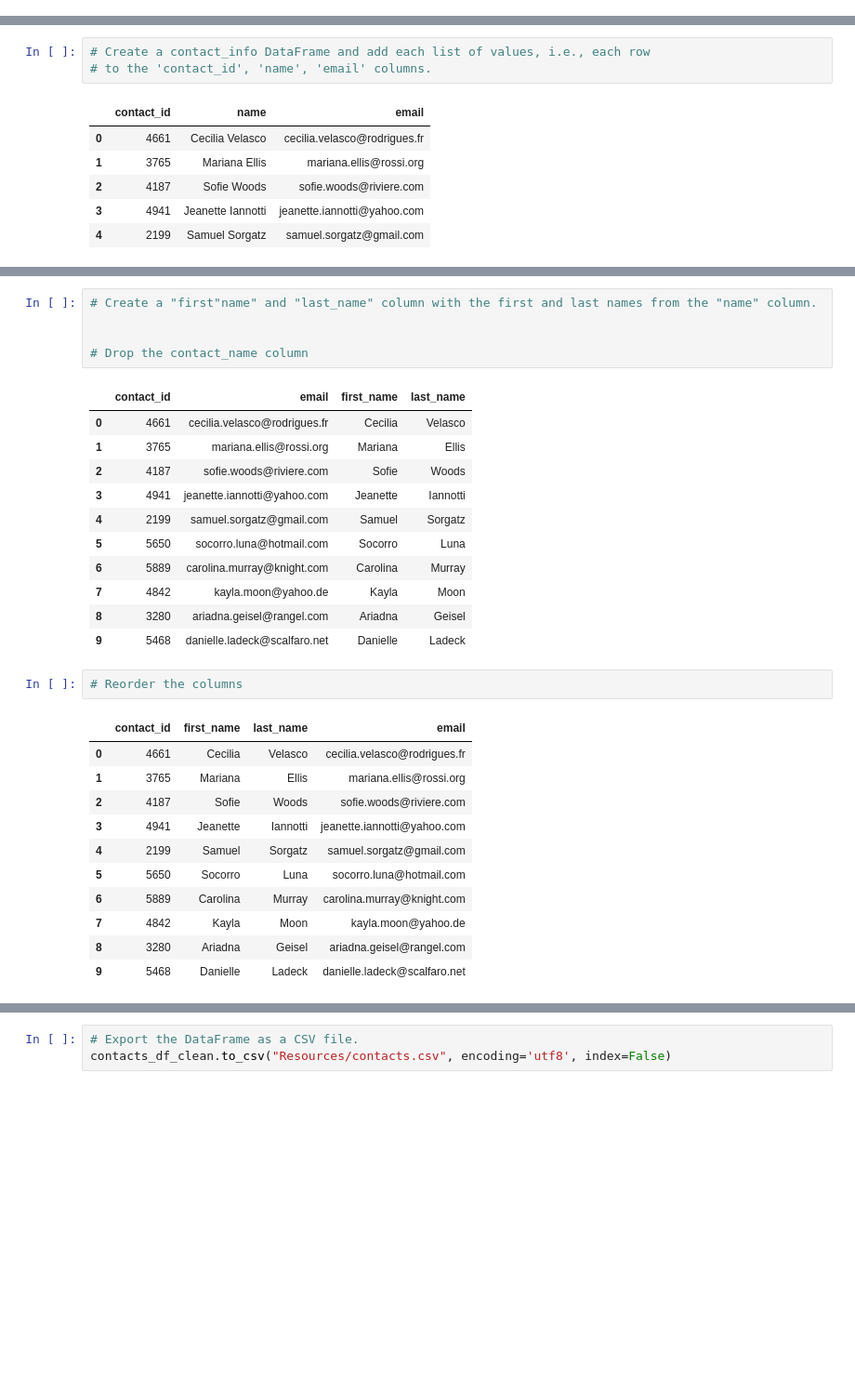
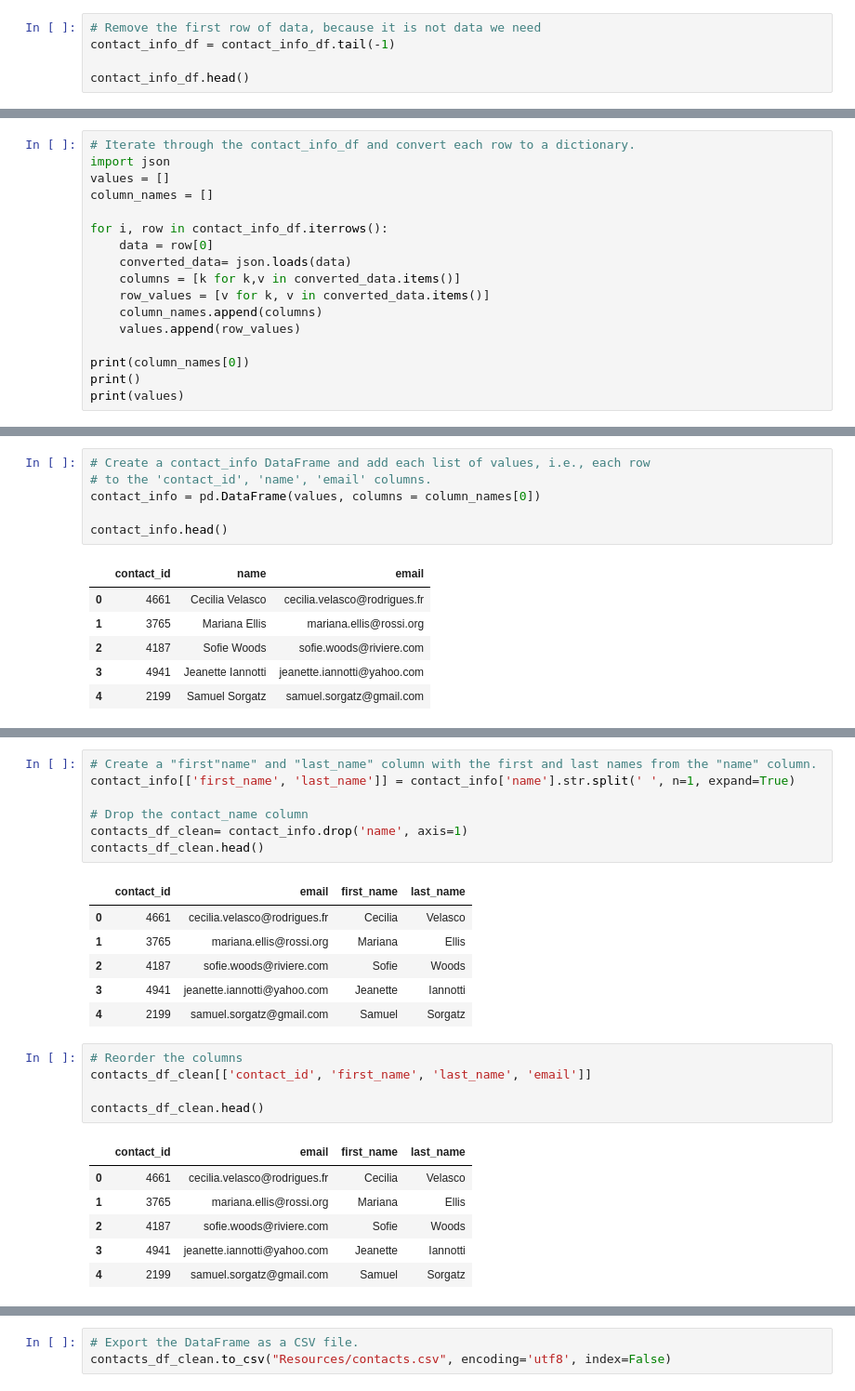
Before and after one commit to angiecfoust/ETL-challenge, a Jupyter notebook: ETL_Mini_Project_CSimmons_AFoust.ipynb, the cells around one changed output, grey strips where cells are left out. Shown: that part at 93% size. Drawn from its saved outputs; the diff is of its cells as text; blank space fills up the shorter version.

```diff
--- a/ETL_Mini_Project_CSimmons_AFoust.ipynb
+++ b/ETL_Mini_Project_CSimmons_AFoust.ipynb
@@ -320,0 +311,5 @@ print(dict_values)
+# %%
+# Remove the first row of data, because it is not data we need
+contact_info_df = contact_info_df.tail(-1)
+
+contact_info_df.head()
@@ -320,0 +323,17 @@ print(dict_values)
+# %%
+# Iterate through the contact_info_df and convert each row to a dictionary.
+import json
+values = []
+column_names = []
+
+for i, row in contact_info_df.iterrows():
+    data = row[0]
+    converted_data= json.loads(data)
+    columns = [k for k,v in converted_data.items()]
+    row_values = [v for k, v in converted_data.items()]
+    column_names.append(columns)
+    values.append(row_values)
+
+print(column_names[0])
+print()
+print(values)
@@ -321,6 +344,9 @@ print(dict_values)
 # %%
 # Create a contact_info DataFrame and add each list of values, i.e., each row
 # to the 'contact_id', 'name', 'email' columns.
+contact_info = pd.DataFrame(values, columns = column_names[0])
+
+contact_info.head()
 # %% [output]
 |  | contact_id | name | email |
 | 0 | 4661 | Cecilia Velasco | cecilia.velasco@rodrigues.fr |
@@ -343,9 +370,11 @@ dtypes: int64(1), object(2)
 memory usage: 23.6+ KB
 # %%
 # Create a "first"name" and "last_name" column with the first and last names from the "name" column.
-
+contact_info[['first_name', 'last_name']] = contact_info['name'].str.split(' ', n=1, expand=True)
 
 # Drop the contact_name column
+contacts_df_clean= contact_info.drop('name', axis=1)
+contacts_df_clean.head()
 # %% [output]
 |  | contact_id | email | first_name | last_name |
 | 0 | 4661 | cecilia.velasco@rodrigues.fr | Cecilia | Velasco |
@@ -353,24 +382,17 @@ memory usage: 23.6+ KB
 | 2 | 4187 | sofie.woods@riviere.com | Sofie | Woods |
 | 3 | 4941 | jeanette.iannotti@yahoo.com | Jeanette | Iannotti |
 | 4 | 2199 | samuel.sorgatz@gmail.com | Samuel | Sorgatz |
-| 5 | 5650 | socorro.luna@hotmail.com | Socorro | Luna |
-| 6 | 5889 | carolina.murray@knight.com | Carolina | Murray |
-| 7 | 4842 | kayla.moon@yahoo.de | Kayla | Moon |
-| 8 | 3280 | ariadna.geisel@rangel.com | Ariadna | Geisel |
-| 9 | 5468 | danielle.ladeck@scalfaro.net | Danielle | Ladeck |
 # %%
 # Reorder the columns
+contacts_df_clean[['contact_id', 'first_name', 'last_name', 'email']]
+
+contacts_df_clean.head()
 # %% [output]
-|  | contact_id | first_name | last_name | email |
-| 0 | 4661 | Cecilia | Velasco | cecilia.velasco@rodrigues.fr |
-| 1 | 3765 | Mariana | Ellis | mariana.ellis@rossi.org |
-| 2 | 4187 | Sofie | Woods | sofie.woods@riviere.com |
-| 3 | 4941 | Jeanette | Iannotti | jeanette.iannotti@yahoo.com |
-| 4 | 2199 | Samuel | Sorgatz | samuel.sorgatz@gmail.com |
-| 5 | 5650 | Socorro | Luna | socorro.luna@hotmail.com |
-| 6 | 5889 | Carolina | Murray | carolina.murray@knight.com |
-| 7 | 4842 | Kayla | Moon | kayla.moon@yahoo.de |
-| 8 | 3280 | Ariadna | Geisel | ariadna.geisel@rangel.com |
-| 9 | 5468 | Danielle | Ladeck | danielle.ladeck@scalfaro.net |
+|  | contact_id | email | first_name | last_name |
+| 0 | 4661 | cecilia.velasco@rodrigues.fr | Cecilia | Velasco |
+| 1 | 3765 | mariana.ellis@rossi.org | Mariana | Ellis |
+| 2 | 4187 | sofie.woods@riviere.com | Sofie | Woods |
+| 3 | 4941 | jeanette.iannotti@yahoo.com | Jeanette | Iannotti |
+| 4 | 2199 | samuel.sorgatz@gmail.com | Samuel | Sorgatz |
 # %%
 # Check the datatypes one more time before exporting as CSV file.
```
Also changed, not shown: parts of 18 cells of this notebook, 3 other files.
